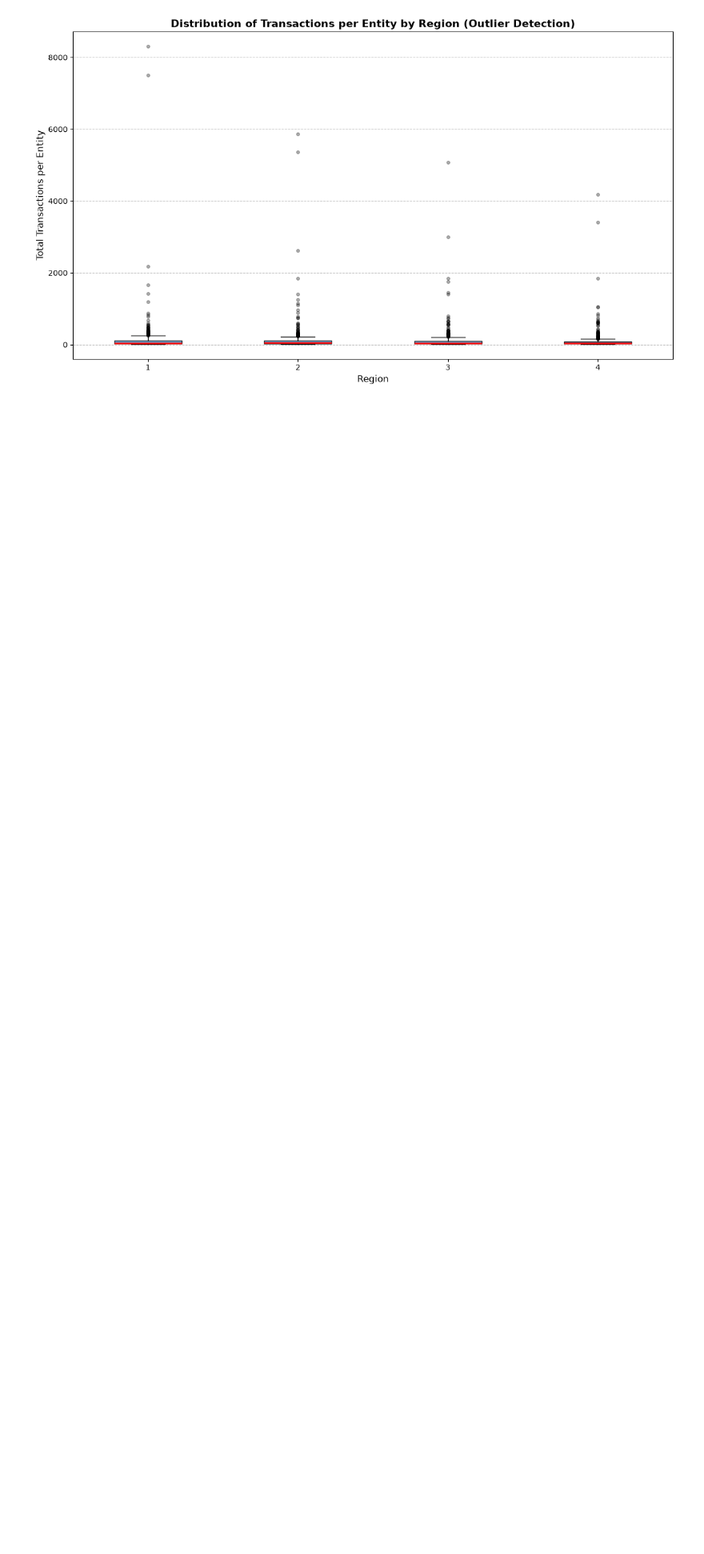
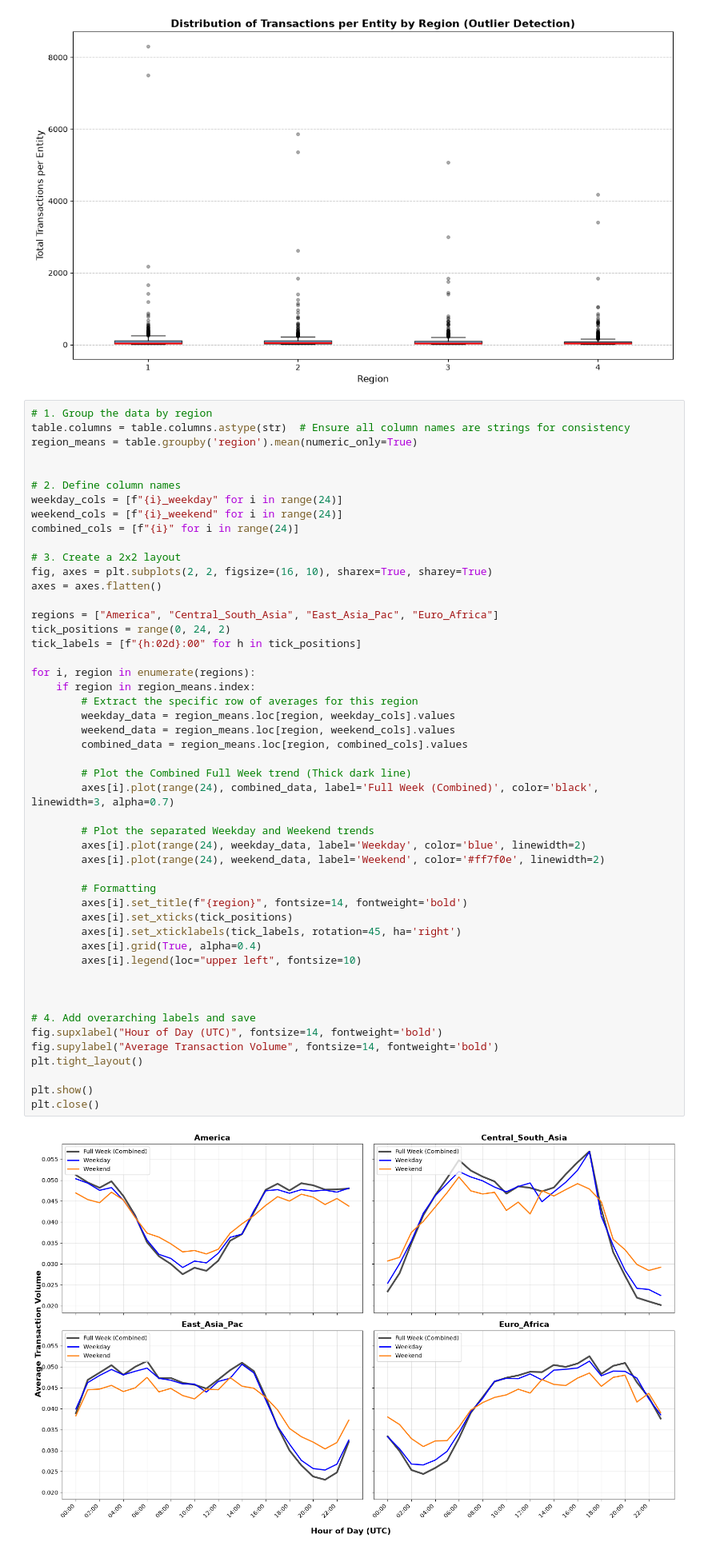
Before and after one commit to MatejDuk/btc_timezone_analysis, a Jupyter notebook: data_preprocessing/data_preprocessing.ipynb, the cells around one changed output. Shown at 80% size. Saved outputs shown, nothing was run; the diff lists cells and outputs as text; blank space fills up the shorter version.

```diff
--- a/data_preprocessing/data_preprocessing.ipynb
+++ b/data_preprocessing/data_preprocessing.ipynb
@@ -434,5 +521,56 @@ plt.tight_layout()
 plt.show()
 # %% [output]
 [figure]
+# %%
+# 1. Group the data by region
+table.columns = table.columns.astype(str)  # Ensure all column names are strings for consistency
+region_means = table.groupby('region').mean(numeric_only=True)
+
+
+# 2. Define column names
+weekday_cols = [f"{i}_weekday" for i in range(24)]
+weekend_cols = [f"{i}_weekend" for i in range(24)]
+combined_cols = [f"{i}" for i in range(24)]
+
+# 3. Create a 2x2 layout
+fig, axes = plt.subplots(2, 2, figsize=(16, 10), sharex=True, sharey=True)
+axes = axes.flatten()
+
+regions = ["America", "Central_South_Asia", "East_Asia_Pac", "Euro_Africa"]
+tick_positions = range(0, 24, 2)
+tick_labels = [f"{h:02d}:00" for h in tick_positions]
+
+for i, region in enumerate(regions):
+    if region in region_means.index:
+        # Extract the specific row of averages for this region
+        weekday_data = region_means.loc[region, weekday_cols].values
+        weekend_data = region_means.loc[region, weekend_cols].values
+        combined_data = region_means.loc[region, combined_cols].values
+
+        # Plot the Combined Full Week trend (Thick dark line)
+        axes[i].plot(range(24), combined_data, label='Full Week (Combined)', color='black', linewidth=3, alpha=0.7)
+
+        # Plot the separated Weekday and Weekend trends
+        axes[i].plot(range(24), weekday_data, label='Weekday', color='blue', linewidth=2)
+        axes[i].plot(range(24), weekend_data, label='Weekend', color='#ff7f0e', linewidth=2)
+
+        # Formatting
+        axes[i].set_title(f"{region}", fontsize=14, fontweight='bold')
+        axes[i].set_xticks(tick_positions)
+        axes[i].set_xticklabels(tick_labels, rotation=45, ha='right')
+        axes[i].grid(True, alpha=0.4)
+        axes[i].legend(loc="upper left", fontsize=10)
+
+
+
+# 4. Add overarching labels and save
+fig.supxlabel("Hour of Day (UTC)", fontsize=14, fontweight='bold')
+fig.supylabel("Average Transaction Volume", fontsize=14, fontweight='bold')
+plt.tight_layout()
+
+plt.show()
+plt.close()
+# %% [output]
+[figure, added]
 # %%
 table.to_csv("database_from_bitcointalk.csv")
```
Also changed, not shown: parts of 13 cells of this notebook, 11 other files.
